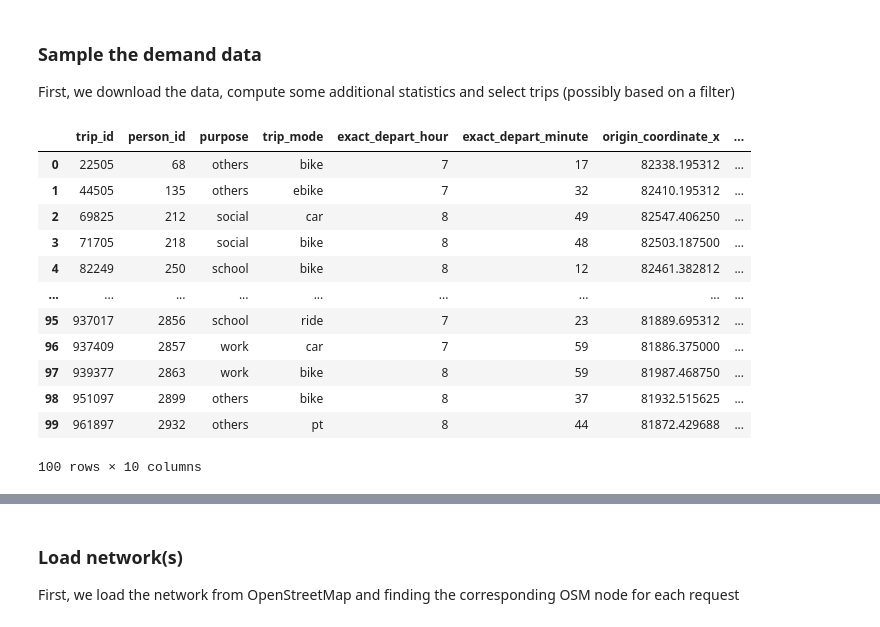
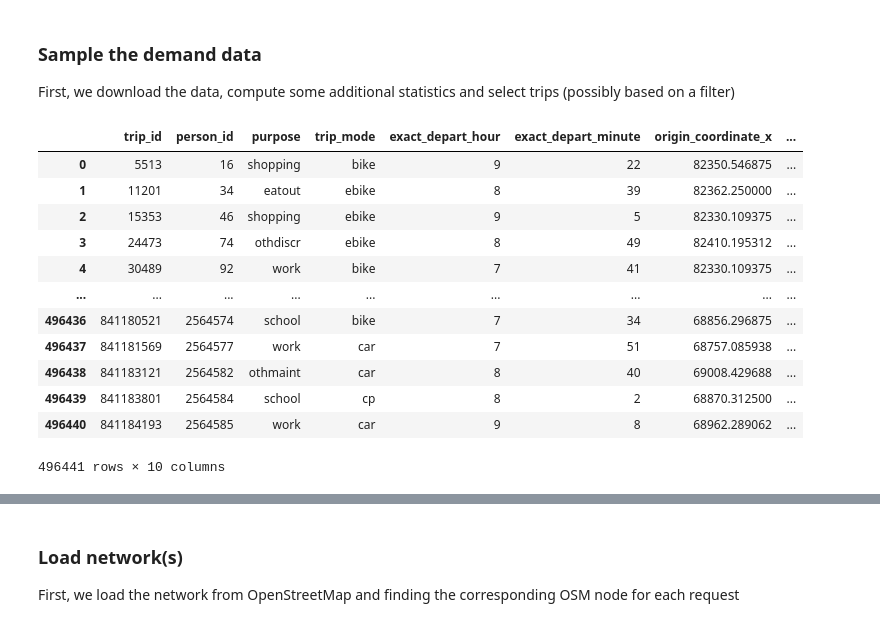
Before and after one commit to Arjan-de-R/FleetMaaS, a Jupyter notebook: source/preprocessing/MRDH/MRDH_demand.ipynb, the cells around one changed output, grey strips where cells are left out. Drawn from its saved outputs; the diff is of its cells as text; code cells hidden in the pictures.

```diff
--- a/source/preprocessing/MRDH/MRDH_demand.ipynb
+++ b/source/preprocessing/MRDH/MRDH_demand.ipynb
@@ -24,23 +27,23 @@ nw_type_extensions = {'drive': '', 'bike': '_bike', 'walk': '_walk'}
 ### Sample the demand data
 First, we download the data, compute some additional statistics and select trips (possibly based on a filter)
 # %%
-trips = pd.read_csv('Trips_toy.csv', nrows=100)
-pax = pd.read_csv('Persons_toy.csv').sort_values(by='person_id').head(100)
+trips = pd.read_csv('50PercentTrips.csv') #nrows=sample_size
+pax = pd.read_csv('50PercentPersons.csv').sort_values(by='person_id') #.head(sample_size)
 trips
 # %% [output]
 |  | trip_id | person_id | purpose | trip_mode | exact_depart_hour | exact_depart_minute | origin_coordinate_x | ... |
-| 0 | 22505 | 68 | others | bike | 7 | 17 | 82338.195312 | ... |
-| 1 | 44505 | 135 | others | ebike | 7 | 32 | 82410.195312 | ... |
-| 2 | 69825 | 212 | social | car | 8 | 49 | 82547.406250 | ... |
-| 3 | 71705 | 218 | social | bike | 8 | 48 | 82503.187500 | ... |
-| 4 | 82249 | 250 | school | bike | 8 | 12 | 82461.382812 | ... |
+| 0 | 5513 | 16 | shopping | bike | 9 | 22 | 82350.546875 | ... |
+| 1 | 11201 | 34 | eatout | ebike | 8 | 39 | 82362.250000 | ... |
+| 2 | 15353 | 46 | shopping | ebike | 9 | 5 | 82330.109375 | ... |
+| 3 | 24473 | 74 | othdiscr | ebike | 8 | 49 | 82410.195312 | ... |
+| 4 | 30489 | 92 | work | bike | 7 | 41 | 82330.109375 | ... |
 | ... | ... | ... | ... | ... | ... | ... | ... | ... |
-| 95 | 937017 | 2856 | school | ride | 7 | 23 | 81889.695312 | ... |
-| 96 | 937409 | 2857 | work | car | 7 | 59 | 81886.375000 | ... |
-| 97 | 939377 | 2863 | work | bike | 8 | 59 | 81987.468750 | ... |
-| 98 | 951097 | 2899 | others | bike | 8 | 37 | 81932.515625 | ... |
-| 99 | 961897 | 2932 | others | pt | 8 | 44 | 81872.429688 | ... |
+| 496436 | 841180521 | 2564574 | school | bike | 7 | 34 | 68856.296875 | ... |
+| 496437 | 841181569 | 2564577 | work | car | 7 | 51 | 68757.085938 | ... |
+| 496438 | 841183121 | 2564582 | othmaint | car | 8 | 40 | 69008.429688 | ... |
+| 496439 | 841183801 | 2564584 | school | cp | 8 | 2 | 68870.312500 | ... |
+| 496440 | 841184193 | 2564585 | work | car | 9 | 8 | 68962.289062 | ... |
-100 rows × 10 columns
+496441 rows × 10 columns
 # %%
 # Determine eucledian distance and filter based on distance, also filter adults
 trips['eucledian_dist'] = trips.apply(lambda row: eucledian_distance(row['origin_coordinate_x'], row['origin_coordinate_y'], row['destination_coordinate_x'], row['destination_coordinate_y']), axis=1)
```
Also changed, not shown: parts of 19 cells of this notebook, 11 other files.
